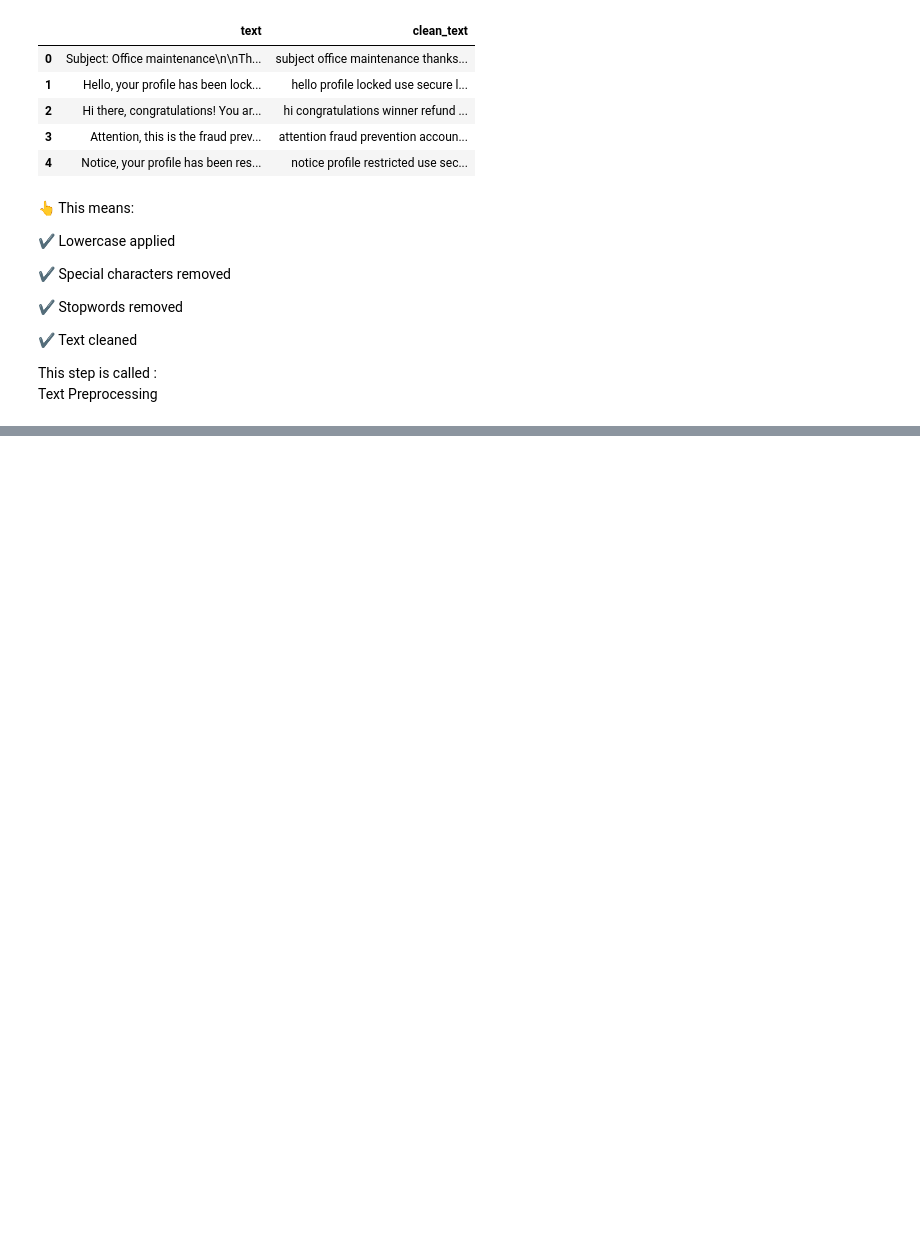
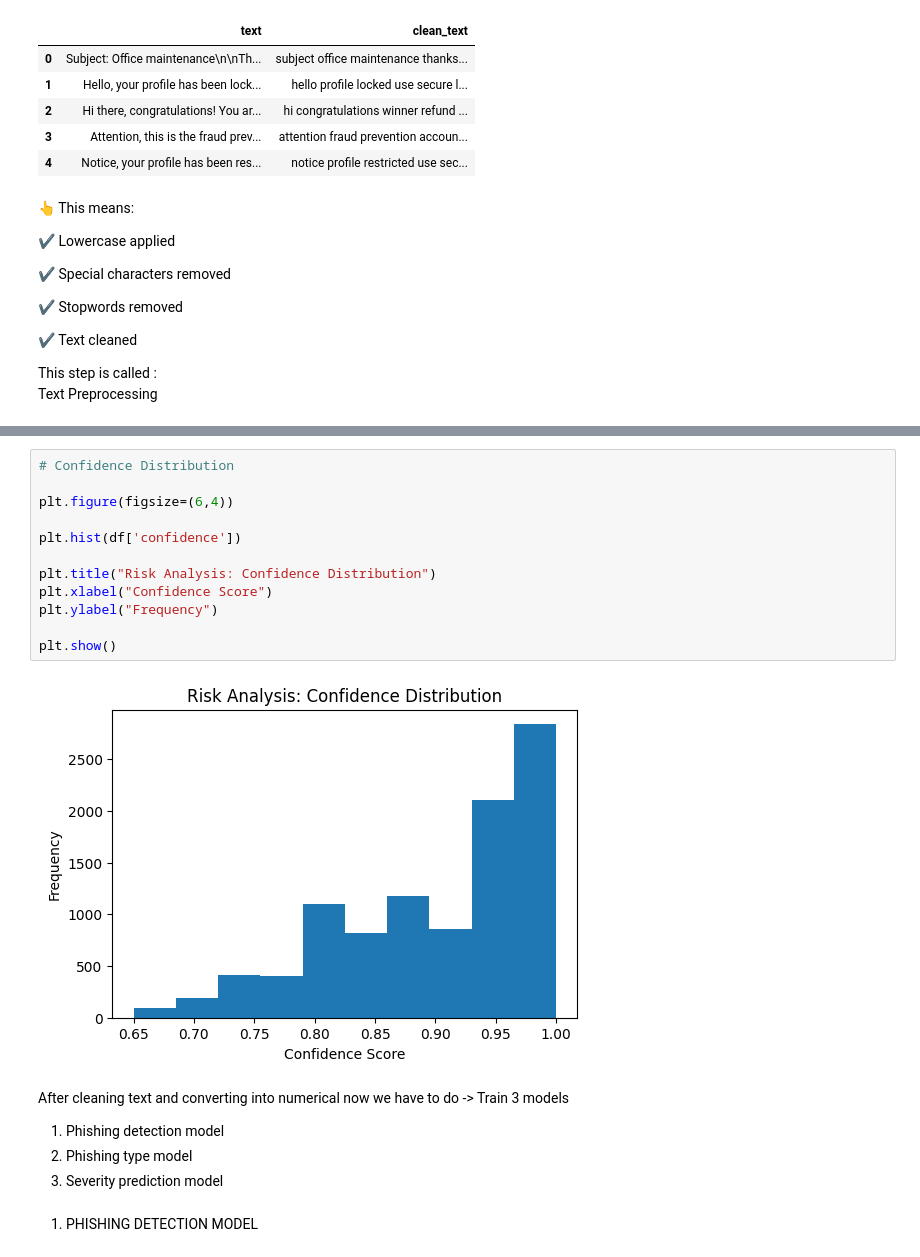
Before and after one commit to Ayushiverma844/Mini-Siem, a Jupyter notebook: Backend/explore_phishing.ipynb, the cells around one changed output, grey strips where cells are left out. Cells and saved outputs as stored; diff of their text form; blank space fills up the shorter version.

```diff
--- a/Backend/explore_phishing.ipynb
+++ b/Backend/explore_phishing.ipynb
@@ -162,0 +282,22 @@ Text Preprocessing
+# %%
+# Confidence Distribution
+
+plt.figure(figsize=(6,4))
+
+plt.hist(df['confidence'])
+
+plt.title("Risk Analysis: Confidence Distribution")
+plt.xlabel("Confidence Score")
+plt.ylabel("Frequency")
+
+plt.show()
+# %% [output]
+[figure, added]
+# %% [markdown]
+After cleaning text and converting into numerical now we have to do ->
+Train 3 models
+1. Phishing detection model
+2. Phishing type model
+3. Severity prediction model
+# %% [markdown]
+1. PHISHING DETECTION MODEL
```
Also changed, not shown: parts of 14 cells of this notebook.
